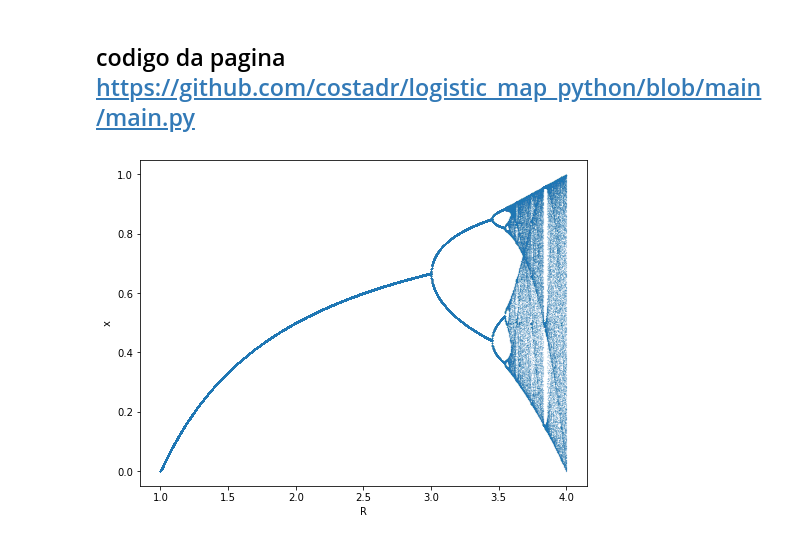
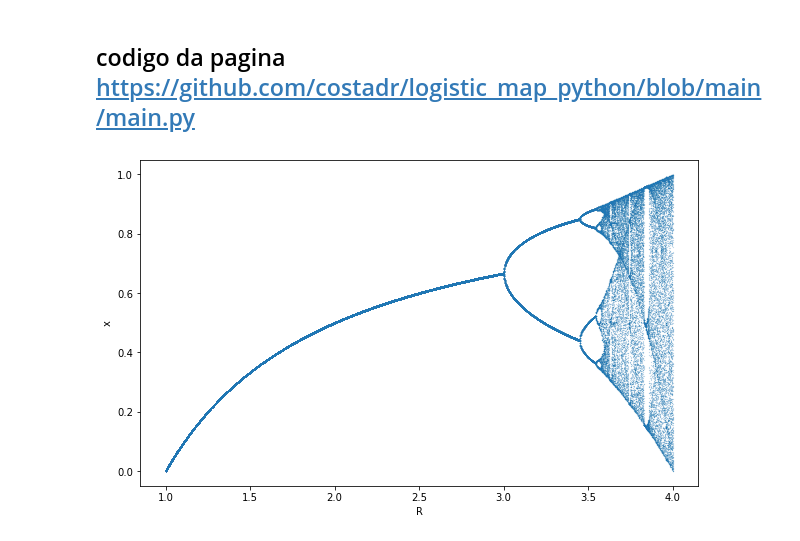
Before and after one commit to FelipeOliveiraFerreira/FIS-COMP, a Jupyter notebook: Tarefa-3/T3.ipynb, the cells around one changed output. Cells and saved outputs as stored; diff of their text form; code cells hidden in the pictures.

```diff
--- a/Tarefa-3/T3.ipynb
+++ b/Tarefa-3/T3.ipynb
@@ -204,8 +204,8 @@ def mapa_logistico(r, x0, N):
     return x_values
 
 # Parâmetros
-x0 = 0.5  # Condição inicial
-N = 750  # Número de iterações
+x0 = 0.3  # Condição inicial
+N = 300  # Número de iterações
 
 # Gráfico para r = 2
 r = 2
@@ -254,36 +254,42 @@ plt.show()
 # %% [markdown]
 ## codigo da pagina https://github.com/costadr/logistic_map_python/blob/main/main.py
 # %%
+def mapa(x0, R):
+    """ definindo uma função chamada 'mapa', que retorna o valor de x1 para um dado x0 e R """
+    return x0*R*(1-x0)
+
+
+# criando um diagrama de bifurcação
 R_list = np.linspace(1, 4, 2000)
 transient = 1000
-maxiter = 200
+maxiter = 100
 nponto = 0 # contador que é incrementado sempre que salvamos um novo ponto
 
 # criamos dois arrays que salvarão os resultados obtidos
 eixo_horizontal = np.zeros(len(R_list)*maxiter)
 eixo_vertical = np.zeros(len(R_list)*maxiter)
 
 for R in R_list:
     x0 = 0.2 # começamos sempre com x0=0.2
 
     # pulando o tempo de transiente
     for iter in range(transient):
         x0 = mapa(x0, R)
 
     # após pular o transiente, salvamos os pontos nos dois arrays
     # chamados eixo_horizontal e eixo_vertical
     for iter in range(maxiter):
         x0 = mapa(x0, R)
 
         eixo_horizontal[nponto] = R
         eixo_vertical[nponto] = x0
         nponto += 1
 
 
-plt.figure(figsize=(8, 6))
+plt.figure(figsize=(10, 6))
 plt.xlabel('R')
 plt.ylabel('x')
-plt.plot(eixo_horizontal, eixo_vertical, 'o', markersize=0.06)
+plt.plot(eixo_horizontal, eixo_vertical, 'o', markersize=0.1)
 plt.show()
 # %% [output]
-[figure, old version]
+[figure, new version]
```
Also changed, not shown: parts of 4 cells of this notebook, 1 other file.
